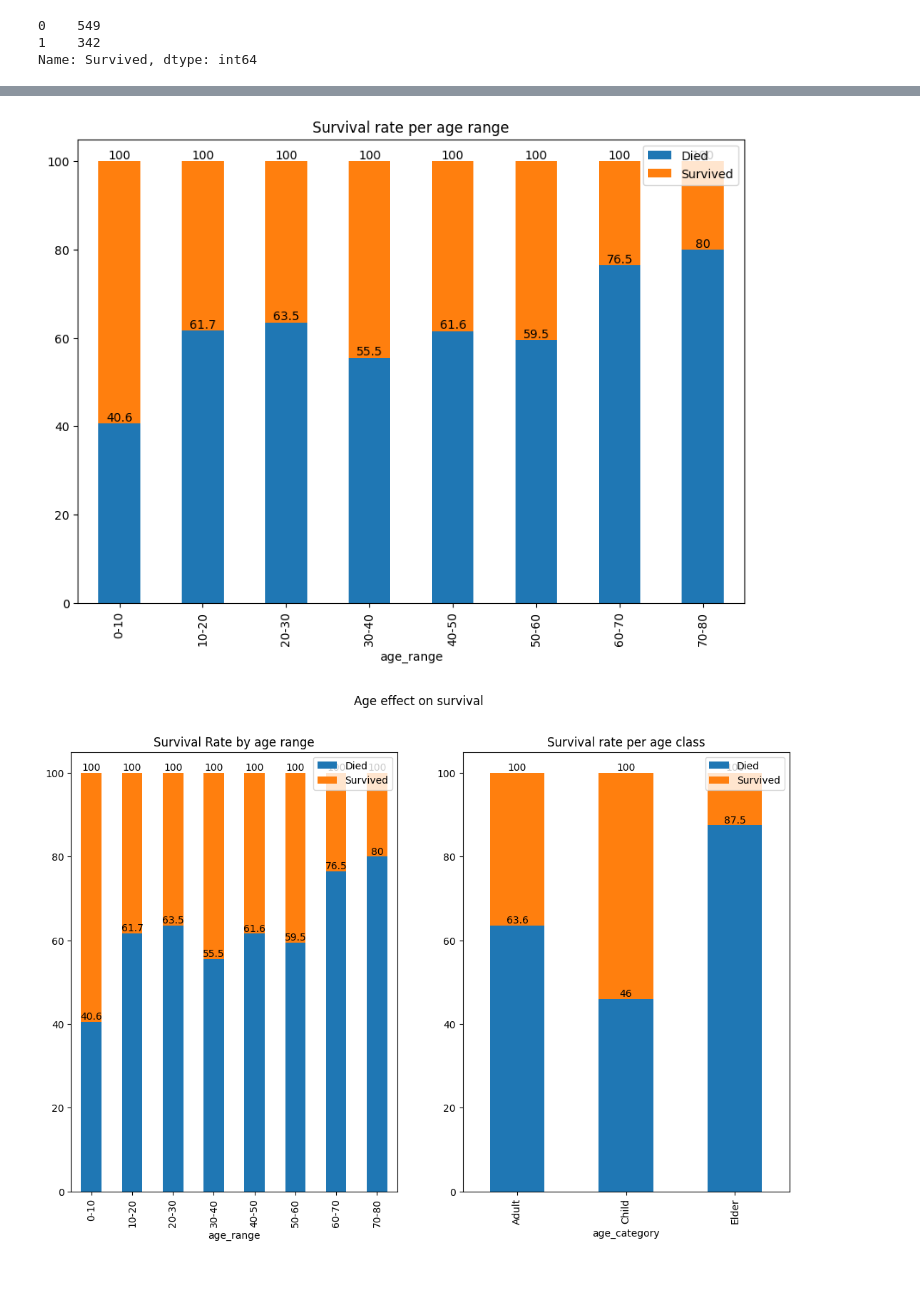
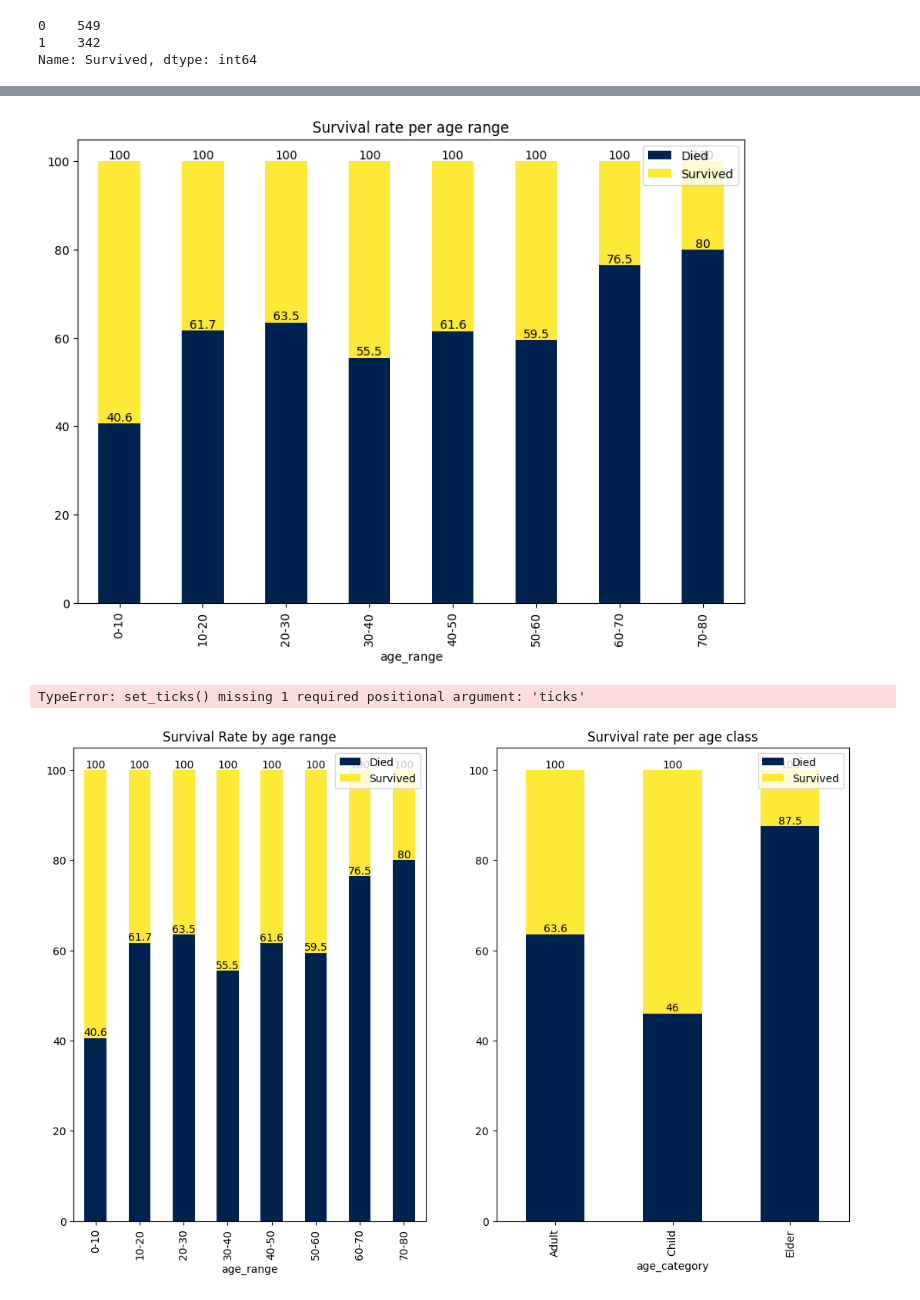
Before and after one commit to Jose-Sabater/titanicML_Kaggle, a Jupyter notebook: main.ipynb, the cells around one changed output, grey strips where cells are left out. Cells and saved outputs as stored; diff of their text form; code cells hidden in the pictures.

```diff
--- a/main.ipynb
+++ b/main.ipynb
@@ -6,6 +6,10 @@ import seaborn as sns
 import matplotlib as mpl
 
 %load_ext lab_black
+# %%
+# mpl.rcParams["axes.prop_cycle"] = mpl.cycler(color=["#4d0a17", "#2745db", "#2a5435"])
+
+plt.rcParams["image.cmap"] = "viridis"
 # %%
 # plt.style.use("fivethirtyeight")
 plt.rcParams["figure.figsize"] = (10, 7)
@@ -166,7 +168,7 @@ survivors_age_range = (
     .round(1)
 )
 fig, ax = plt.subplots(1, 1)
-survivors_age_range.plot.bar(stacked=True, ax=ax)
+survivors_age_range.plot.bar(stacked=True, ax=ax, cmap="cividis")
 plt.legend(labels=["Died", "Survived"], loc="best")
 plt.title("Survival rate per age range")
 for containers in ax.containers:
@@ -174,36 +176,41 @@ for containers in ax.containers:
 
 plt.show()
 # %% [output]
-[figure, old version]
+[figure, new version]
 # %%
 fig, ax = plt.subplots(1, 2, figsize=(13, 8))
 
 survivors_age_range = (
     df.groupby("age_range", observed=True)["Survived"]
     .value_counts(normalize=True)
     .unstack()
     .mul(100)
     .round(1)
 )
 
-survivors_age_range.plot.bar(stacked=True, ax=ax[0], title="Survival Rate by age range")
+survivors_age_range.plot.bar(
+    stacked=True, ax=ax[0], title="Survival Rate by age range", cmap="cividis"
+)
 ax[0].legend(labels=["Died", "Survived"], loc="best")
 for containers in ax[0].containers:
     ax[0].bar_label(containers)
 
 survivors_age_cat = (
     df.groupby("age_category")["Survived"]
     .value_counts(normalize=True)
     .unstack()
     .mul(100)
     .round(1)
 )
 
-survivors_age_cat.plot.bar(stacked=True, ax=ax[1], title="Survival rate per age class")
+survivors_age_cat.plot.bar(
+    stacked=True, ax=ax[1], title="Survival rate per age class", cmap="cividis"
+)
 ax[1].legend(labels=["Died", "Survived"])
 for containers in ax[1].containers:
     ax[1].bar_label(containers)
 plt.suptitle("Age effect on survival")
 plt.show()
 # %% [output]
+TypeError: set_ticks() missing 1 required positional argument: 'ticks'
-[figure, old version]
+[figure, new version]
```
Also changed, not shown: parts of 6 cells of this notebook.
